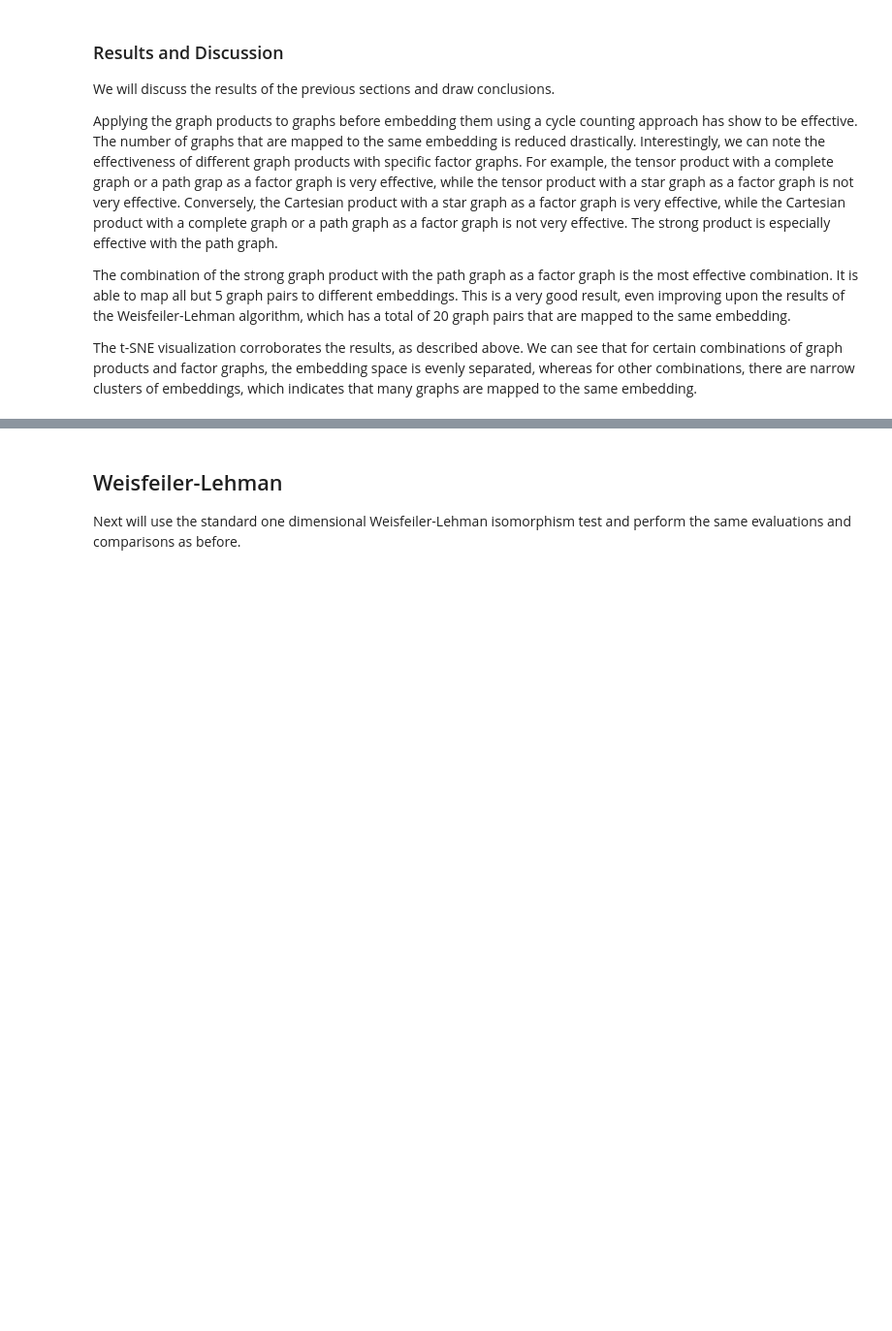
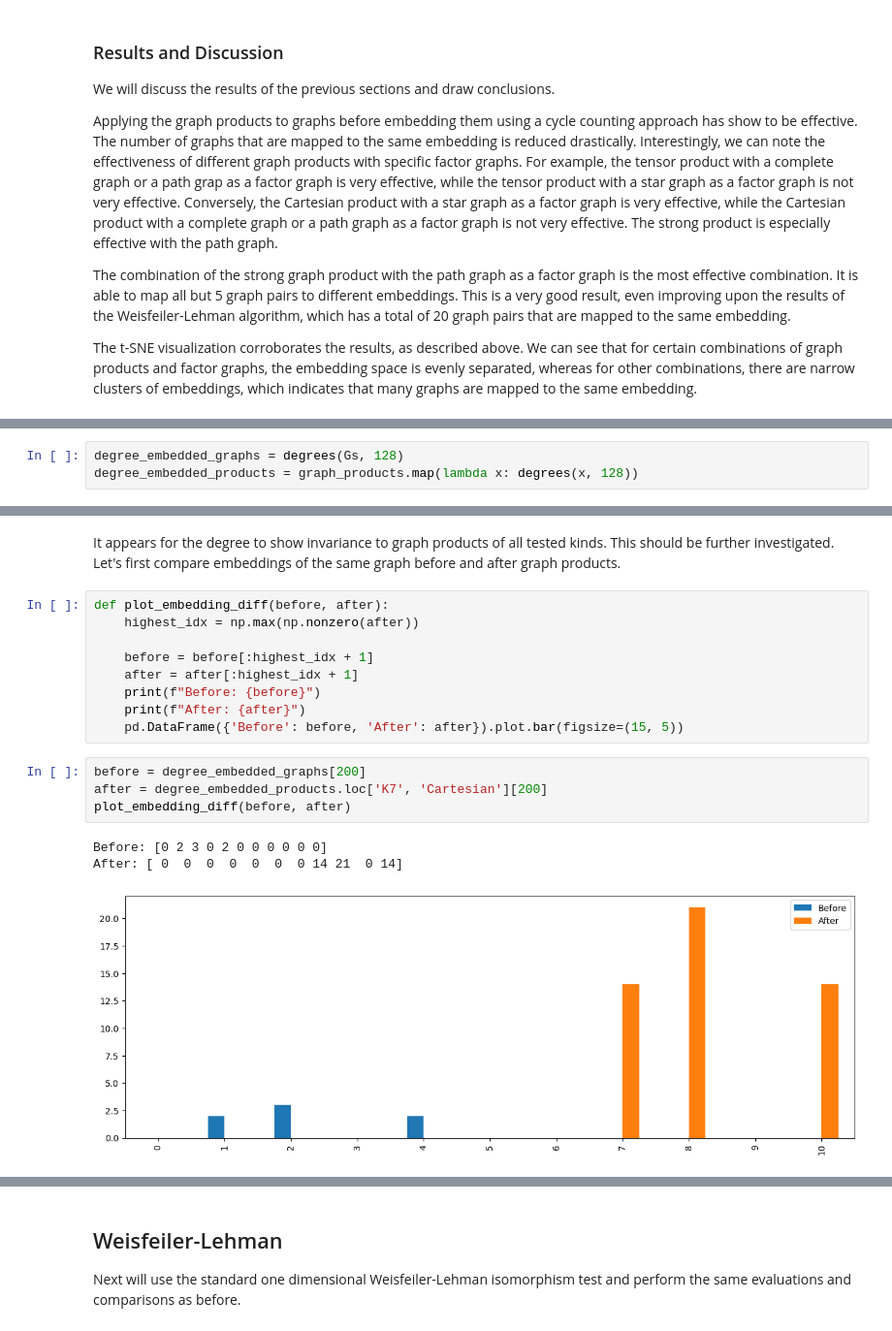
Before and after one commit to max-seeli/graph-gumbo, a Jupyter notebook: simple_product_embedding.ipynb, the cells around one changed output, grey strips where cells are left out. Shown at 97% size. Saved outputs shown, nothing was run; the diff lists cells and outputs as text; blank space fills up the shorter version.

Commit message:
Added degree counting embedding to explore the effects of graph products

```diff
--- a/simple_product_embedding.ipynb
+++ b/simple_product_embedding.ipynb
@@ -354,0 +362,3 @@ The t-SNE visualization corroborates the results, as described above. We can see
+# %%
+degree_embedded_graphs = degrees(Gs, 128)
+degree_embedded_products = graph_products.map(lambda x: degrees(x, 128))
@@ -354,0 +392,19 @@ The t-SNE visualization corroborates the results, as described above. We can see
+# %% [markdown]
+It appears for the degree to show invariance to graph products of all tested kinds. This should be further investigated. Let's first compare embeddings of the same graph before and after graph products.
+# %%
+def plot_embedding_diff(before, after):
+    highest_idx = np.max(np.nonzero(after))
+
+    before = before[:highest_idx + 1]
+    after = after[:highest_idx + 1]
+    print(f"Before: {before}")
+    print(f"After: {after}")
+    pd.DataFrame({'Before': before, 'After': after}).plot.bar(figsize=(15, 5))
+# %%
+before = degree_embedded_graphs[200]
+after = degree_embedded_products.loc['K7', 'Cartesian'][200]
+plot_embedding_diff(before, after)
+# %% [output]
+Before: [0 2 3 0 2 0 0 0 0 0 0]
+After: [ 0  0  0  0  0  0  0 14 21  0 14]
+[figure, added]
```
Also changed, not shown: parts of 15 cells of this notebook, 1 other file.
